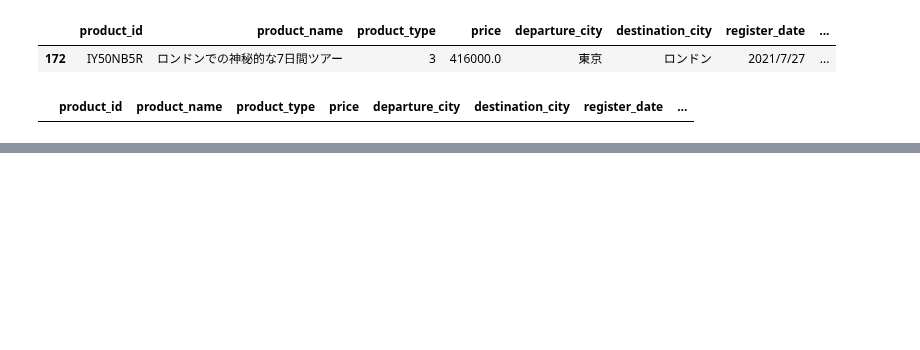
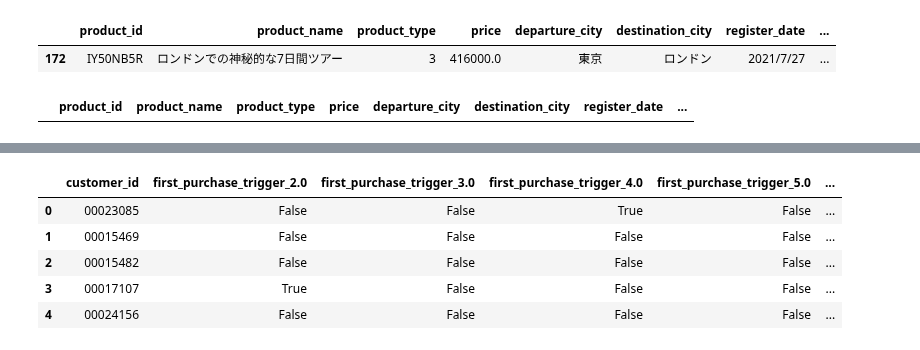
Before and after one commit to maton369/Data_Preprocessing_For_Data_Analyze, a Jupyter notebook: code/05_sort_filter.ipynb, the cells around one changed output, grey strips where cells are left out. Drawn from its saved outputs; the diff is of its cells as text; code cells hidden in the pictures; blank space fills up the shorter version.

```diff
--- a/code/05_sort_filter.ipynb
+++ b/code/05_sort_filter.ipynb
@@ -283,0 +309,25 @@ df_london_end
+# %%
+# データの読み込み
+df = pd.read_csv("../data/master_customer.csv", dtype={"customer_id": str})
+
+
+# クラスター分析に用いるため、顧客IDと性別、初回購入のきっかけのデータを抽出
+df_selected = df[["customer_id", "gender", "first_purchase_trigger"]]
+
+
+# df_selectedのfirst_purchase_trigger、sexと特徴量としてcustomer_idを分類する, 非階層型クラスター分析の手法であるK-meansを実行
+from sklearn.cluster import KMeans
+
+# KMeansを実行するためのデータの準備
+# カテゴリ型の特徴量（文字など）を、ワンホットエンコーディング（1か0にする処理）で数値に変換
+df_encoded = pd.get_dummies(
+    df_selected, columns=["first_purchase_trigger", "gender"], drop_first=True
+)
+df_encoded.head()
+# %% [output]
+|  | customer_id | first_purchase_trigger_2.0 | first_purchase_trigger_3.0 | first_purchase_trigger_4.0 | first_purchase_trigger_5.0 | ... |
+| 0 | 00023085 | False | False | True | False | ... |
+| 1 | 00015469 | False | False | False | False | ... |
+| 2 | 00015482 | False | False | False | False | ... |
+| 3 | 00017107 | True | False | False | False | ... |
+| 4 | 00024156 | False | False | False | False | ... |
```
Also changed, not shown: parts of 4 cells of this notebook.
